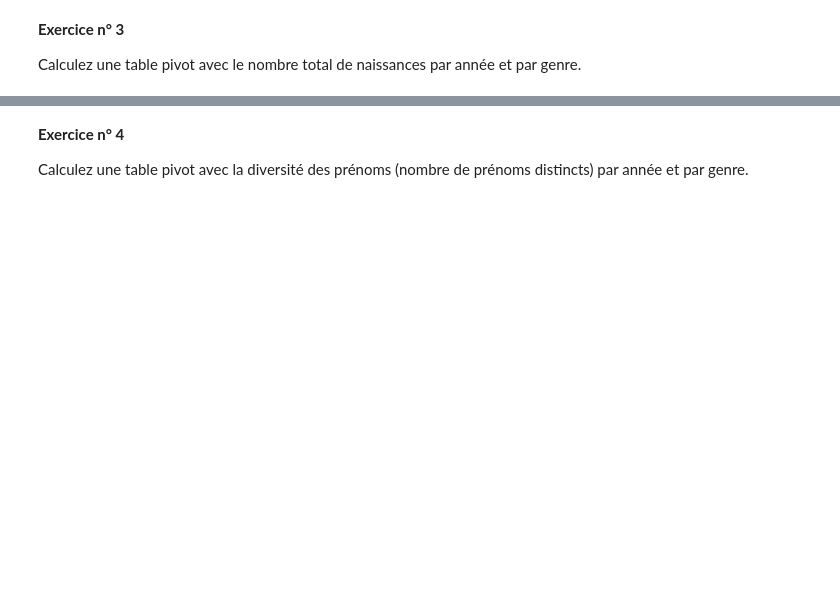
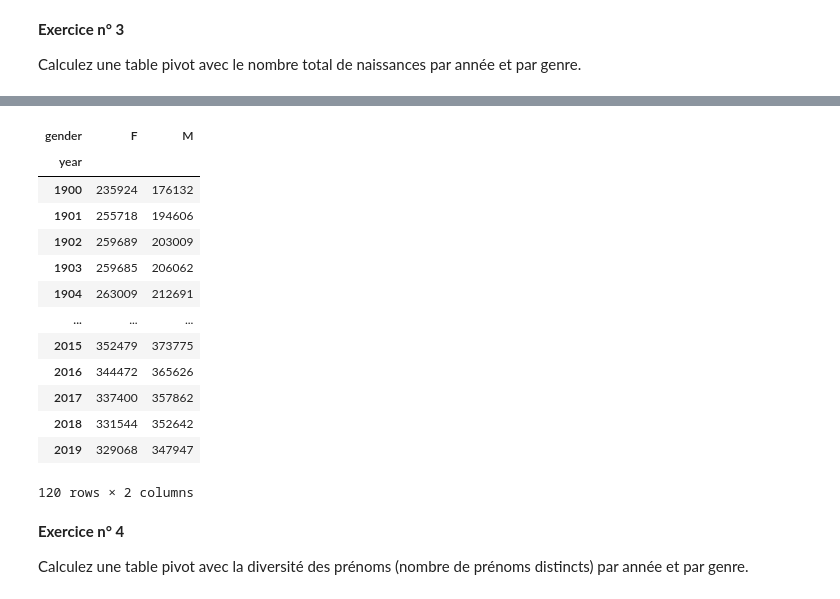
Before and after one commit to fran6w/INFMDI-721, a Jupyter notebook: session5/corrige_projet4_session5.ipynb, the cells around one changed output, grey strips where cells are left out. Cells and saved outputs as stored; diff of their text form; code cells hidden in the pictures; blank space fills up the shorter version.

```diff
--- a/session5/corrige_projet4_session5.ipynb
+++ b/session5/corrige_projet4_session5.ipynb
@@ -316,3 +588,23 @@ Calculez une table pivot avec le nombre total de naissances par année et par ge
+# %%
+df_fr.pivot_table(values='births',
+              index='year',
+              columns='gender',
+              aggfunc='sum')
+# %% [output]
+| gender | F | M |
+| year |  |  |
+| 1900 | 235924 | 176132 |
+| 1901 | 255718 | 194606 |
+| 1902 | 259689 | 203009 |
+| 1903 | 259685 | 206062 |
+| 1904 | 263009 | 212691 |
+| ... | ... | ... |
+| 2015 | 352479 | 373775 |
+| 2016 | 344472 | 365626 |
+| 2017 | 337400 | 357862 |
+| 2018 | 331544 | 352642 |
+| 2019 | 329068 | 347947 |
+120 rows × 2 columns
 # %% [markdown]
 **Exercice n° 4**
 
```
Also changed, not shown: parts of 47 cells of this notebook.
